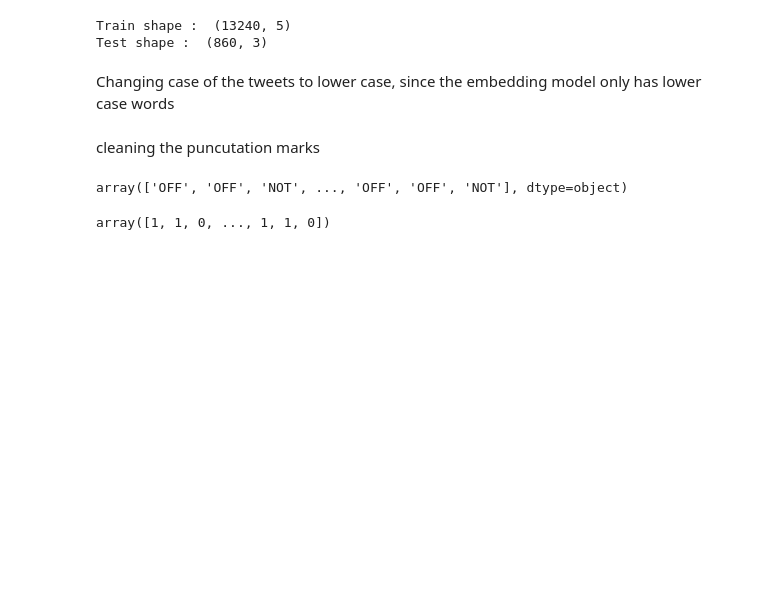
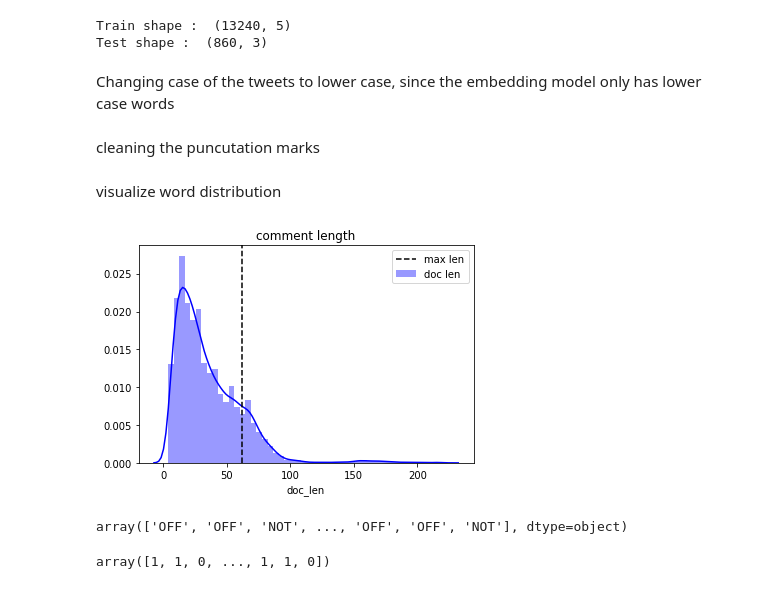
Before and after one commit to TharinduDR/Aggression-Identification, a Jupyter notebook: CapsuleNet - Offensive language identification.ipynb, the cells around one changed output. Drawn from its saved outputs; the diff is of its cells as text; code cells hidden in the pictures; blank space fills up the shorter version.

```diff
--- a/CapsuleNet - Offensive language identification.ipynb
+++ b/CapsuleNet - Offensive language identification.ipynb
@@ -73,6 +73,20 @@ def clean_text(x):
 
 train["tweet"] = train["tweet"].apply(lambda x: clean_text(x))
 test["tweet"] = test["tweet"].apply(lambda x: clean_text(x))
+# %% [markdown]
+visualize word distribution
+# %%
+import seaborn as sns
+import matplotlib.pyplot as plt
+
+train['doc_len'] = train["tweet"].apply(lambda words: len(words.split(" ")))
+max_seq_len = np.round(train['doc_len'].mean() + train['doc_len'].std()).astype(int)
+sns.distplot(train['doc_len'], hist=True, kde=True, color='b', label='doc len')
+plt.axvline(x=max_seq_len, color='k', linestyle='--', label='max len')
+plt.title('comment length'); plt.legend()
+plt.show()
+# %% [output]
+[figure, added]
 # %%
 ## some config values
 embed_size = 300 # how big is each word vector
```
Also changed, not shown: parts of 4 cells of this notebook.
